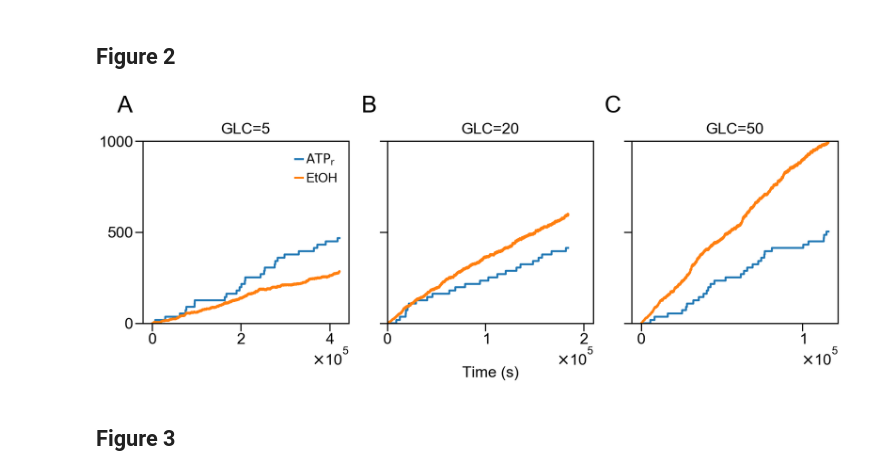
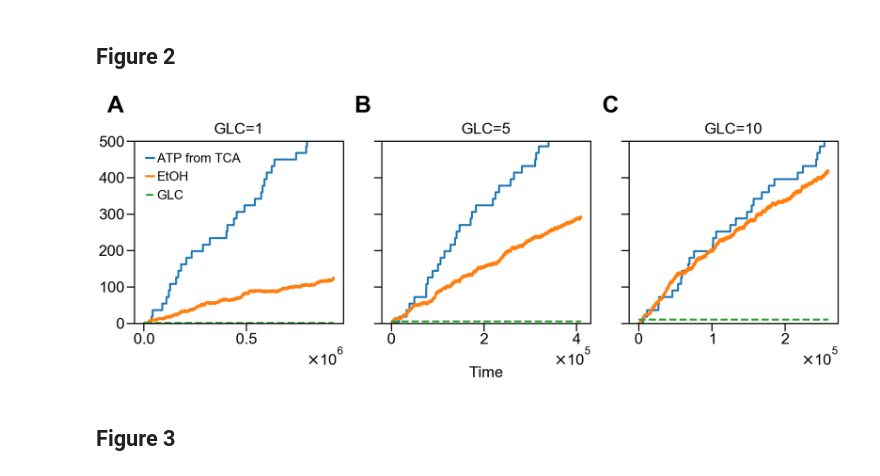
Before and after one commit to Kalirad/Making_ATP_fast_-_slow, a Jupyter notebook: Yeast_chem_model.ipynb, the cells around one changed output. Saved outputs shown, nothing was run; the diff lists cells and outputs as text; code cells hidden in the pictures.

```diff
--- a/Yeast_chem_model.ipynb
+++ b/Yeast_chem_model.ipynb
@@ -11,78 +11,53 @@ run ./Yeast_chem_model.py
 import matplotlib.pyplot as plt
 # %% [markdown]
 ## Figure 2
-# %%
-glc = 5
-sys_10 = Yeast(GLC=glc, PEP=0, PYR=0 , ETHANOL=0, NAD=100, NADH=0, PYK1_in=100, \
-                 PYK1_ac=1, PYK2_in=100, PYK2_ac=1, k_lst=[1e-6, 2., 1e-2, 1e-5, 1e-4, 0. , 0., 0., 0., 0., 0.], regulation=True)
-sys_10.simulate(int(1e5))
-# %%
-glc = 20
-sys_100 = Yeast(GLC=glc, PEP=0, PYR=0 , ETHANOL=0, NAD=100, NADH=0, PYK1_in=100, \
-                 PYK1_ac=1, PYK2_in=100, PYK2_ac=1, k_lst=[1e-6, 2., 1e-2, 1e-5, 1e-4, 0. , 0., 0., 0., 0., 0.], regulation=True)
-sys_100.simulate(int(1e5))
-# %%
-glc = 50
-sys_300 = Yeast(GLC=glc, PEP=0, PYR=0 , ETHANOL=0, NAD=100, NADH=0, PYK1_in=100, \
-                 PYK1_ac=1, PYK2_in=100, PYK2_ac=1, k_lst=[1e-6, 2., 1e-2, 1e-5, 1e-4, 0. , 0., 0., 0., 0., 0.], regulation=True)
-sys_300.simulate(int(1e5))
 # %%
 fig, ax = plt.subplots(nrows=1 ,ncols=3, figsize=(28, 10),)
 plt.rcParams.update({'font.family': 'Arial'})
 plt.rcParams.update({'font.size': 40})
 
-for j in [0,1,2]:
+for j, par in zip([0,1,2], [1, 5, 10]):
     ax[j].tick_params(axis='x', which='both', bottom=True, top=False,
         labelbottom=True, size=20, width=3, direction='out', pad=5, colors='black')
     ax[j].tick_params(axis='y', which='both', left=True, right=False,
         labelbottom=False, size=20, width=3, direction='out', pad=5, colors='black')
     ax[j].spines['right'].set_visible(True)
     ax[j].spines['top'].set_visible(True)
     ax[j].spines['bottom'].set_visible(True)
     ax[j].spines['left'].set_visible(True)
     ax[j].spines['left'].set_linewidth(3)
     ax[j].spines['bottom'].set_linewidth(3)
     ax[j].spines['right'].set_linewidth(3)
     ax[j].spines['top'].set_linewidth(3)
     ax[j].spines['bottom'].set_color('black')
     ax[j].spines['left'].set_color('black')
-    ax[j].set_ylim(0, 1000)
+    ax[j].set_ylim(0, 500)
     ax[j].axes.ticklabel_format(style='sci', scilimits=(0,0), axis='x')
     ax[j].xaxis.major.formatter._useMathText = True
-    ax[j].set_yticks(np.arange(0, 1100, 500))
+    #ax[j].set_yticks(np.arange(0, 610, 50))
     if j > 0:
         ax[j].set_yticklabels([" ", " ", " "])
-
-
-ax[0].errorbar(sys_10.time, sys_10.ATP_r_t, lw=5, label=r'$\mathrm{ATP}_{\mathrm{r}}$')
-ax[0].errorbar(sys_10.time, sys_10.ETHANOL_t, lw=5, label=r'EtOH')
+    glc = par
+    sim = Yeast(GLC=glc, PEP=0, PYR=0 , ETHANOL=0, NAD=100, NADH=0, PYK1_in=100, \
+                 PYK1_ac=1, PYK2_in=100, PYK2_ac=1, k_lst=[1e-6, 2., 1e-2, 1e-5, 1e-4, 0. , 0., 0., 0., 0., 0.], regulation=True)
+    sim.simulate(int(1e5))
+    ax[j].errorbar(sim.time, sim.ATP_r_t, lw=5, label=r'ATP from TCA')
+    ax[j].errorbar(sim.time, sim.ETHANOL_t, lw=5, label=r'EtOH')
+    ax[j].errorbar(sim.time, sim.GLC_t, linestyle='dashed', lw=5, label=r'GLC')
+    ax[j].set_title(r'GLC='+str(sim.GLC.n), fontsize= 40, pad=20)
 
 legend = ax[0].legend(loc='best', shadow=False, fontsize='small',framealpha=0., handlelength=0.6, handletextpad=0.25)
 
-ax[1].errorbar(sys_100.time, sys_100.ATP_r_t, lw=5, label=r'$\mathrm{ATP}_{\mathrm{r}}$')
-ax[1].errorbar(sys_100.time, sys_100.ETHANOL_t, lw=5, label=r'EtOH')
+for i, label in enumerate(('A', 'B', 'C')):
+    ax[i].text(-.05, 1.25, label,fontsize=60, weight='bold', transform=ax[i].transAxes, va='top', ha='right')
 
-ax[2].errorbar(sys_300.time, sys_300.ATP_r_t, lw=5, label=r'$\mathrm{ATP}_{\mathrm{r}}$')
-ax[2].errorbar(sys_300.time, sys_300.ETHANOL_t, lw=5, label=r'EtOH')
-
-ax[0].set_title(r'GLC='+str(sys_10.GLC.n), fontsize= 40, pad=20)
-ax[1].set_title(r'GLC='+str(sys_100.GLC.n), fontsize= 40, pad=20)
-ax[2].set_title(r'GLC='+str(sys_300.GLC.n), fontsize= 40, pad=20)
+plt.tight_layout()
 
 
-for i, label in enumerate(('A', 'B', 'C')):
-    ax[i].text(-.05, 1.25, label,fontsize=60,  transform=ax[i].transAxes, va='top', ha='right')
+ax[1].set_xlabel(r'Time', fontsize= 40, labelpad=50)
 
-plt.tight_layout()
-ax[0].set_xticks(np.linspace(0, 4*1e5, 3))
-ax[1].set_xticks(np.linspace(0, 2*1e5, 3))
-ax[2].set_xticks(np.linspace(0, 1.*1e5, 2))
-ax[1].set_xlim(0, 2*1e5 + 10000)
-
-ax[1].set_xlabel(r'Time (s)', fontsize= 40, labelpad=50)
-
-plt.savefig('../paper_figs/Fig2.eps', bbox_inches='tight', dpi=300)
+plt.savefig('./Fig2.png', bbox_inches='tight', dpi=300)
 # %% [output]
-[figure, old version]
+[figure, new version]
 # %% [markdown]
 ## Figure 3
```
Also changed, not shown: parts of 9 cells of this notebook, 1 other file.
